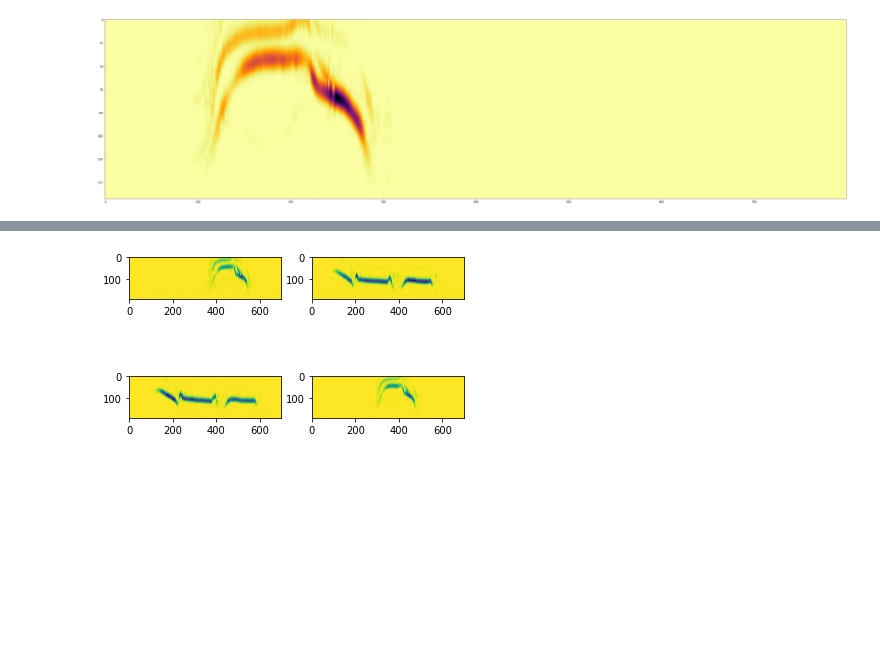
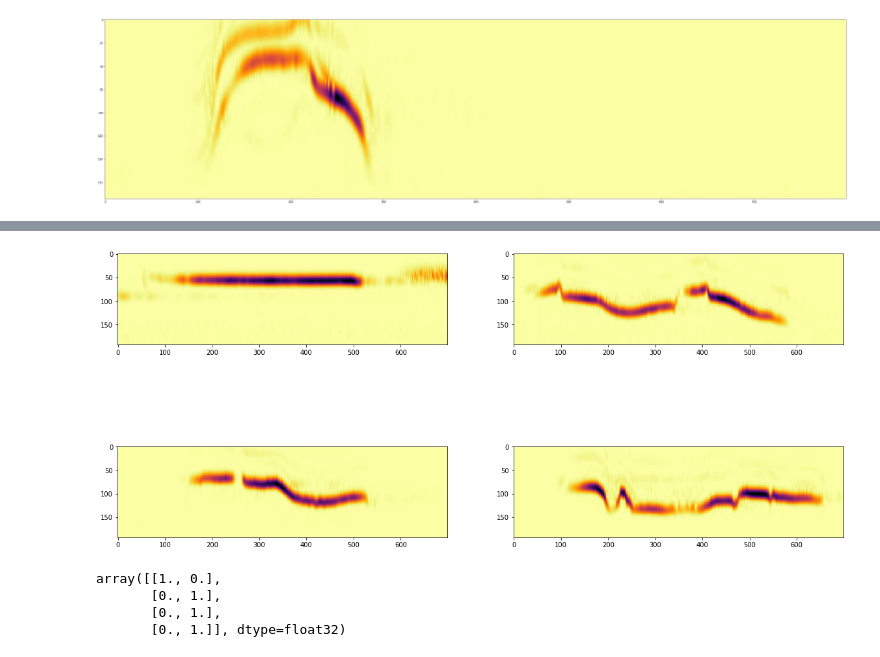
Before and after one commit to wsjung/ChirpGAN, a Jupyter notebook: birdgan.ipynb, the cells around one changed output, grey strips where cells are left out. Drawn from its saved outputs; the diff is of its cells as text; code cells hidden in the pictures; blank space fills up the shorter version.

```diff
--- a/birdgan.ipynb
+++ b/birdgan.ipynb
@@ -177,7 +179,10 @@ def make_dataset(frames, scalograms):
 X, y = make_dataset(frames, std_scalograms)
 # %%
 # shuffle dataset in unison
-p = np.random.permutation
+p = np.random.RandomState(seed=SEED).permutation(len(X))
+
+X = X[p]
+y = y[p]
 # %%
 x_train, x_test = np.split(X, [-4])
 y_train, y_test = np.split(y, [-4])
@@ -274,12 +261,19 @@ Epoch 5/5
 <keras.callbacks.History at 0x...>
 # %%
-plt.figure()
+plt.figure(figsize=(20,10))
 for i,s in enumerate(x_test):
     plt.subplot(2,2,i+1)
-    plt.imshow(s.reshape(193, 700))
+    plt.imshow(s.reshape(193, 700), cmap='inferno')
 plt.show()
 # %% [output]
-[figure, old version]
+[figure, new version]
+# %%
+y_test
+# %% [output]
+array([[1., 0.],
+       [0., 1.],
+       [0., 1.],
+       [0., 1.]], dtype=float32)
 # %%
 model.evaluate(x_test,y_test)
 # %% [output]
```
Also changed, not shown: parts of 8 cells of this notebook, 2 other files.
